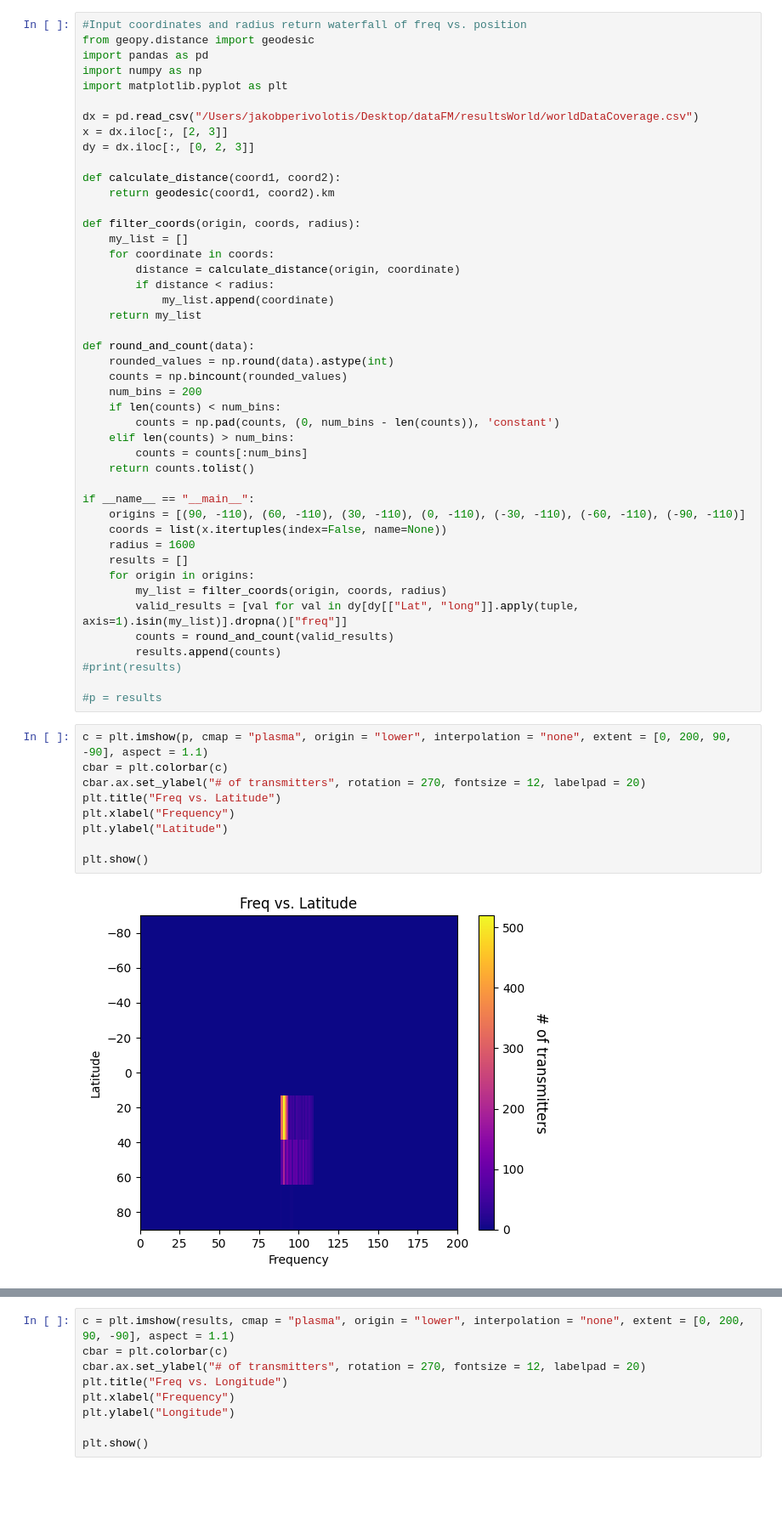
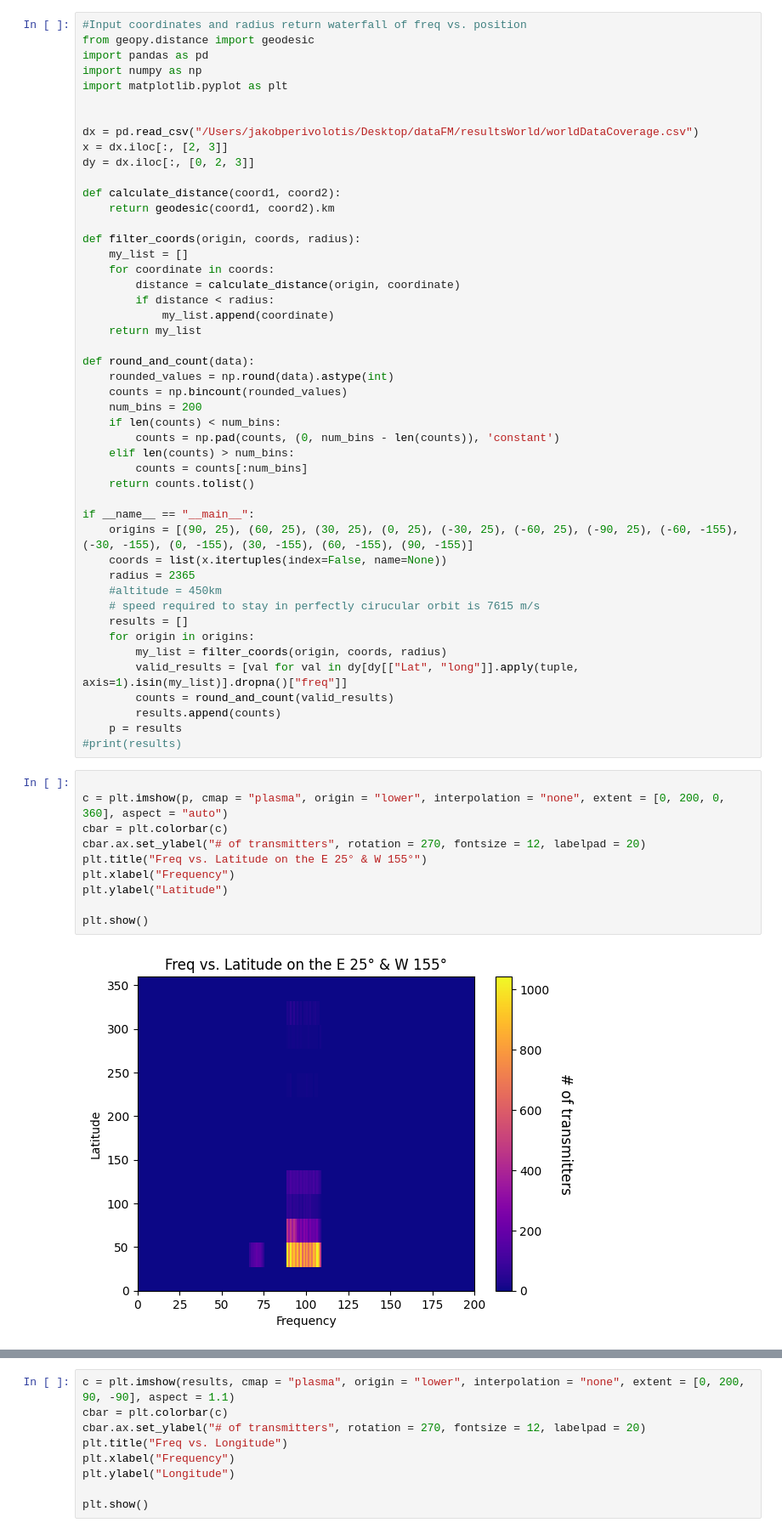
Before and after one commit to Jperivolotis/Repo_1, a Jupyter notebook: SpecificCoverage.ipynb, the cells around one changed output, grey strips where cells are left out. Shown at 85% size. Drawn from its saved outputs; the diff is of its cells as text; blank space fills up the shorter version.

```diff
--- a/SpecificCoverage.ipynb
+++ b/SpecificCoverage.ipynb
@@ -4,6 +4,7 @@ from geopy.distance import geodesic
 import pandas as pd
 import numpy as np
 import matplotlib.pyplot as plt
+
 
 dx = pd.read_csv("/Users/jakobperivolotis/Desktop/dataFM/resultsWorld/worldDataCoverage.csv")
 x = dx.iloc[:, [2, 3]]
@@ -31,29 +32,31 @@ def round_and_count(data):
     return counts.tolist()
 
 if __name__ == "__main__":
-    origins = [(90, -110), (60, -110), (30, -110), (0, -110), (-30, -110), (-60, -110), (-90, -110)]
+    origins = [(90, 25), (60, 25), (30, 25), (0, 25), (-30, 25), (-60, 25), (-90, 25), (-60, -155), (-30, -155), (0, -155), (30, -155), (60, -155), (90, -155)]
     coords = list(x.itertuples(index=False, name=None))
-    radius = 1600
+    radius = 2365
+    #altitude = 450km
+    # speed required to stay in perfectly cirucular orbit is 7615 m/s
     results = []
     for origin in origins:
         my_list = filter_coords(origin, coords, radius)
         valid_results = [val for val in dy[dy[["Lat", "long"]].apply(tuple, axis=1).isin(my_list)].dropna()["freq"]]
         counts = round_and_count(valid_results)
         results.append(counts)
+    p = results
 #print(results)
-
-#p = results
 # %%
-c = plt.imshow(p, cmap = "plasma", origin = "lower", interpolation = "none", extent = [0, 200, 90, -90], aspect = 1.1)
+
+c = plt.imshow(p, cmap = "plasma", origin = "lower", interpolation = "none", extent = [0, 200, 0, 360], aspect = "auto")
 cbar = plt.colorbar(c)
 cbar.ax.set_ylabel("# of transmitters", rotation = 270, fontsize = 12, labelpad = 20)
-plt.title("Freq vs. Latitude")
+plt.title("Freq vs. Latitude on the E 25° & W 155°")
 plt.xlabel("Frequency")
 plt.ylabel("Latitude")
 
 plt.show()
 # %% [output]
-[figure, old version]
+[figure, new version]
 # %%
 from geopy.distance import geodesic
 import pandas as pd
```
Also changed, not shown: parts of 1 cell of this notebook, 1 other file.
